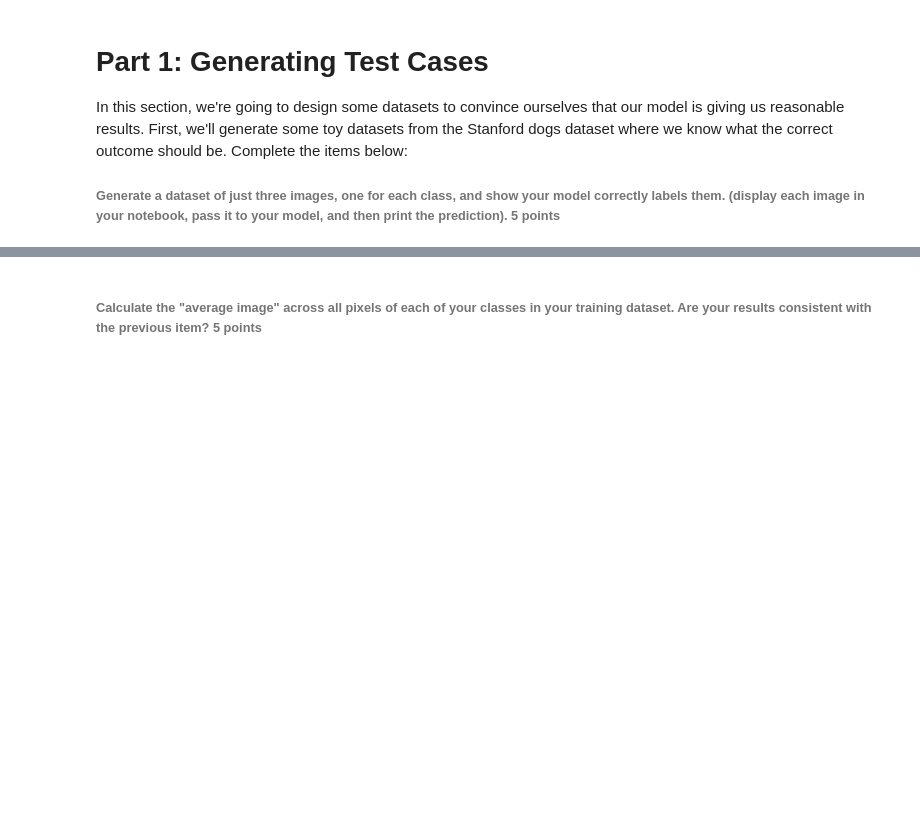
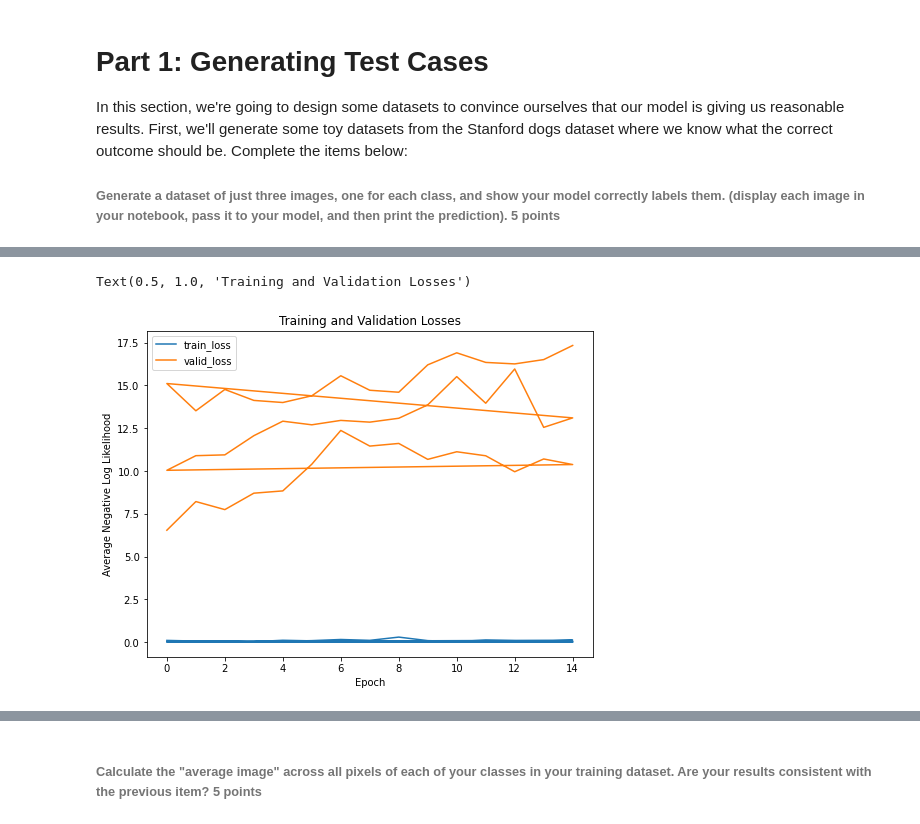
Before and after one commit to samodle/Learning-Machine-Learning, a Jupyter notebook: CNNs and Transfer Learning/Project 3 - ML For Real World Use.ipynb, the cells around one changed output, grey strips where cells are left out. Saved outputs shown, nothing was run; the diff lists cells and outputs as text; code cells hidden in the pictures; blank space fills up the shorter version.

```diff
--- a/CNNs and Transfer Learning/Project 3 - ML For Real World Use.ipynb
+++ b/CNNs and Transfer Learning/Project 3 - ML For Real World Use.ipynb
@@ -603,0 +555,33 @@ Pred / Tgt: 2 / 2
+# %%
+model, historyA = train(
+    model,
+    criterion,
+    optimizer,
+    ab_data_loader,
+    test_data_loader,
+    save_file_name='dog_id_model_binary',
+    max_epochs_stop=20,
+    n_epochs=15,
+    print_every=1)
+
+model, historyB = train(
+    model,
+    criterion,
+    optimizer,
+    bc_data_loader,
+    test_data_loader,
+    save_file_name='dog_id_model_binary',
+    max_epochs_stop=20,
+    n_epochs=15,
+    print_every=1)
+
+model, historyC = train(
+    model,
+    criterion,
+    optimizer,
+    bc_data_loader,
+    test_data_loader,
+    save_file_name='dog_id_model_binary',
+    max_epochs_stop=20,
+    n_epochs=15,
+    print_every=1)
@@ -603,0 +606,14 @@ Pred / Tgt: 2 / 2
+# %%
+historyX = historyA.append(historyB).append(historyC)
+
+plt.figure(figsize=(8, 6))
+for c in ['train_loss', 'valid_loss']:
+    plt.plot(
+        historyX[c], label=c)
+plt.legend()
+plt.xlabel('Epoch')
+plt.ylabel('Average Negative Log Likelihood')
+plt.title('Training and Validation Losses')
+# %% [output]
+Text(0.5, 1.0, 'Training and Validation Losses')
+[figure, added]
```
Also changed, not shown: parts of 22 cells of this notebook.
